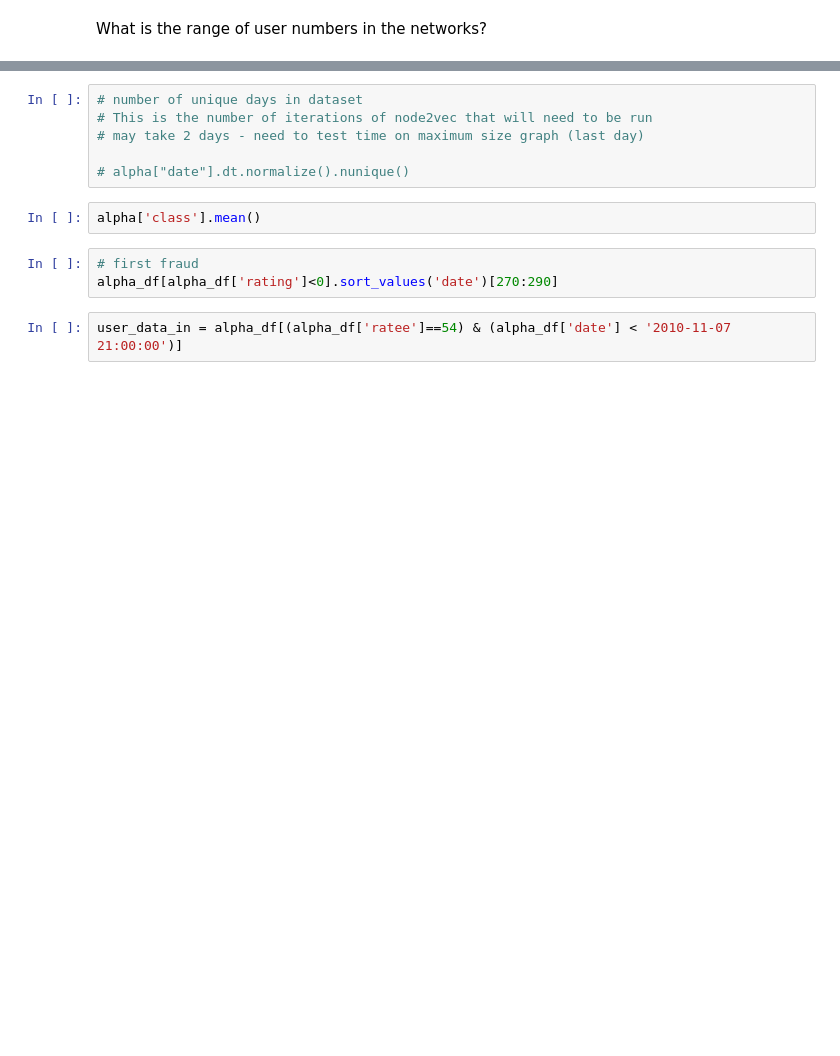
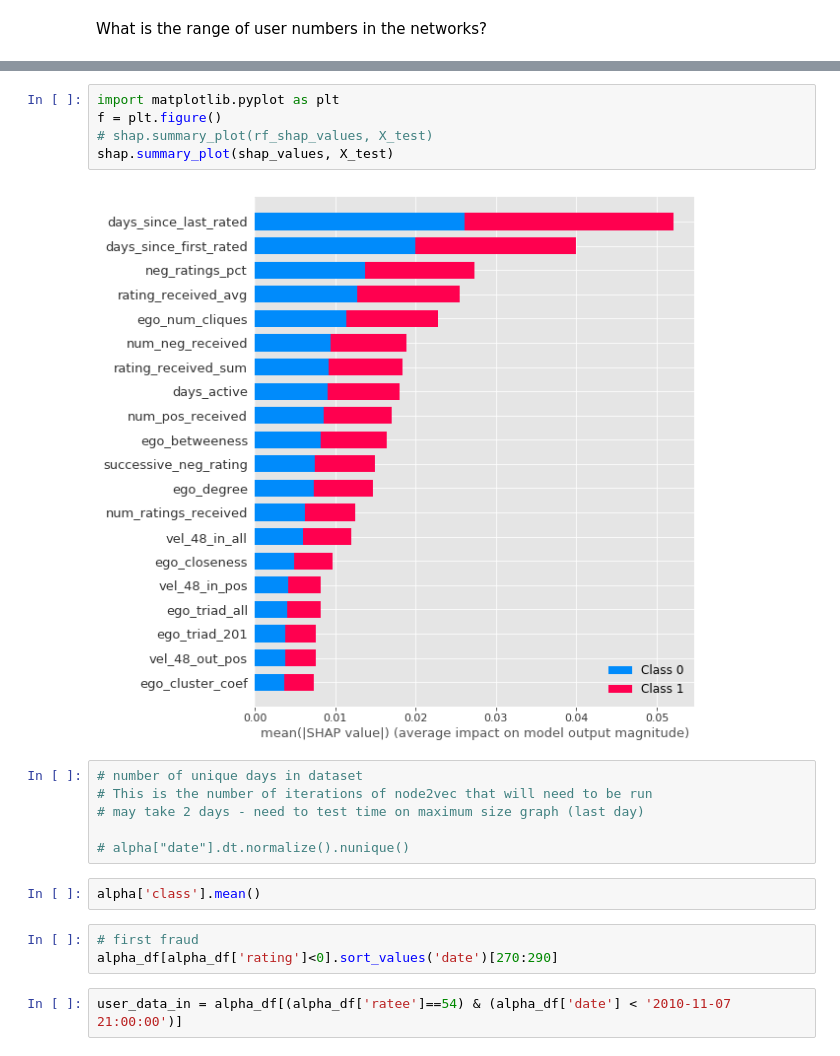
Before and after one commit to allanalberts/Fighting-Fraud-With-Graph-Theory, a Jupyter notebook: notebooks/predictive_model.ipynb, the cells around one changed output, grey strips where cells are left out. Drawn from its saved outputs; the diff is of its cells as text; blank space fills up the shorter version.

```diff
--- a/notebooks/predictive_model.ipynb
+++ b/notebooks/predictive_model.ipynb
@@ -121,3 +157,10 @@ Text(0.5,1,'Random Forest feature importance')
+# %%
+import matplotlib.pyplot as plt
+f = plt.figure()
+# shap.summary_plot(rf_shap_values, X_test)
+shap.summary_plot(shap_values, X_test)
+# %% [output]
+[figure, added]
 # %%
 # number of unique days in dataset
 # This is the number of iterations of node2vec that will need to be run
```
Also changed, not shown: parts of 28 cells of this notebook, 4 other files.
